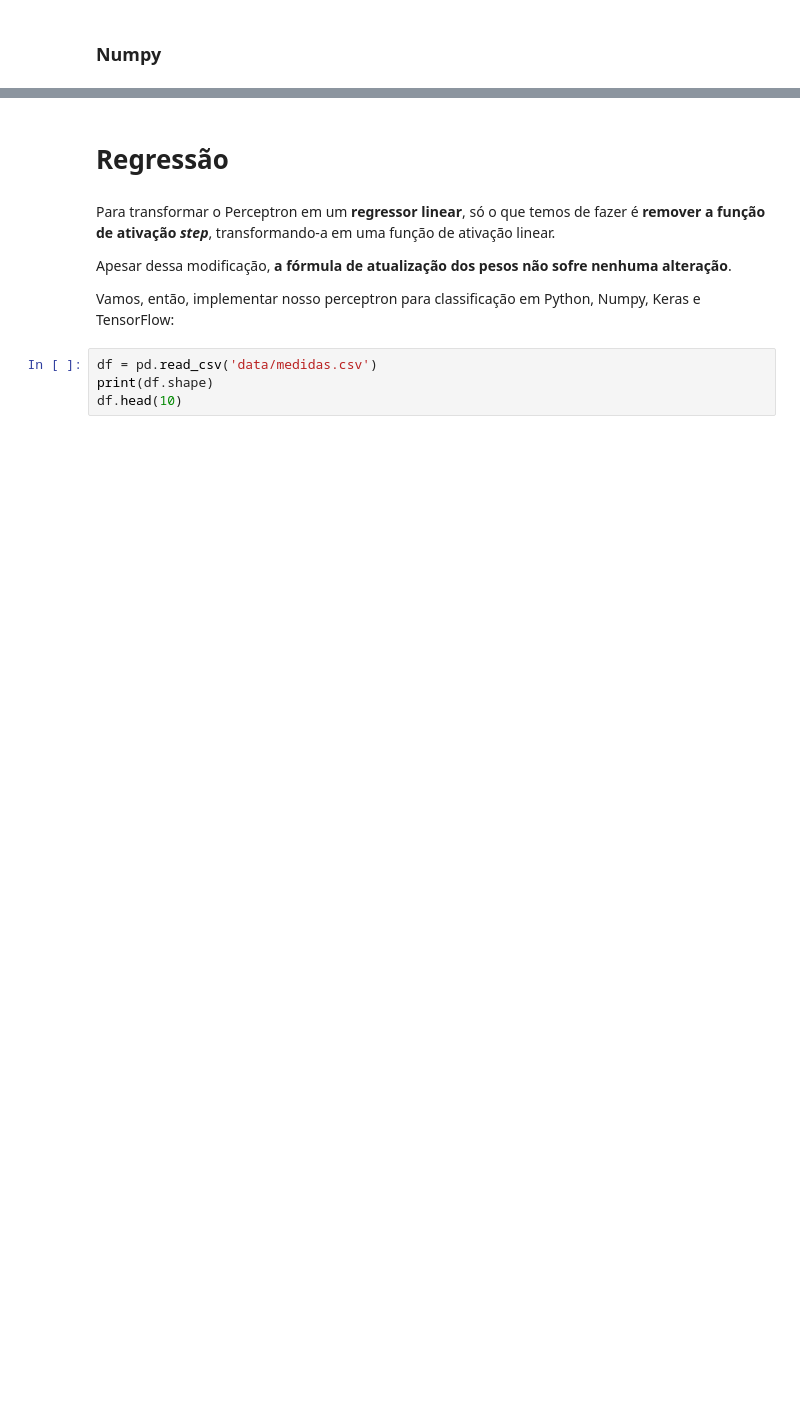
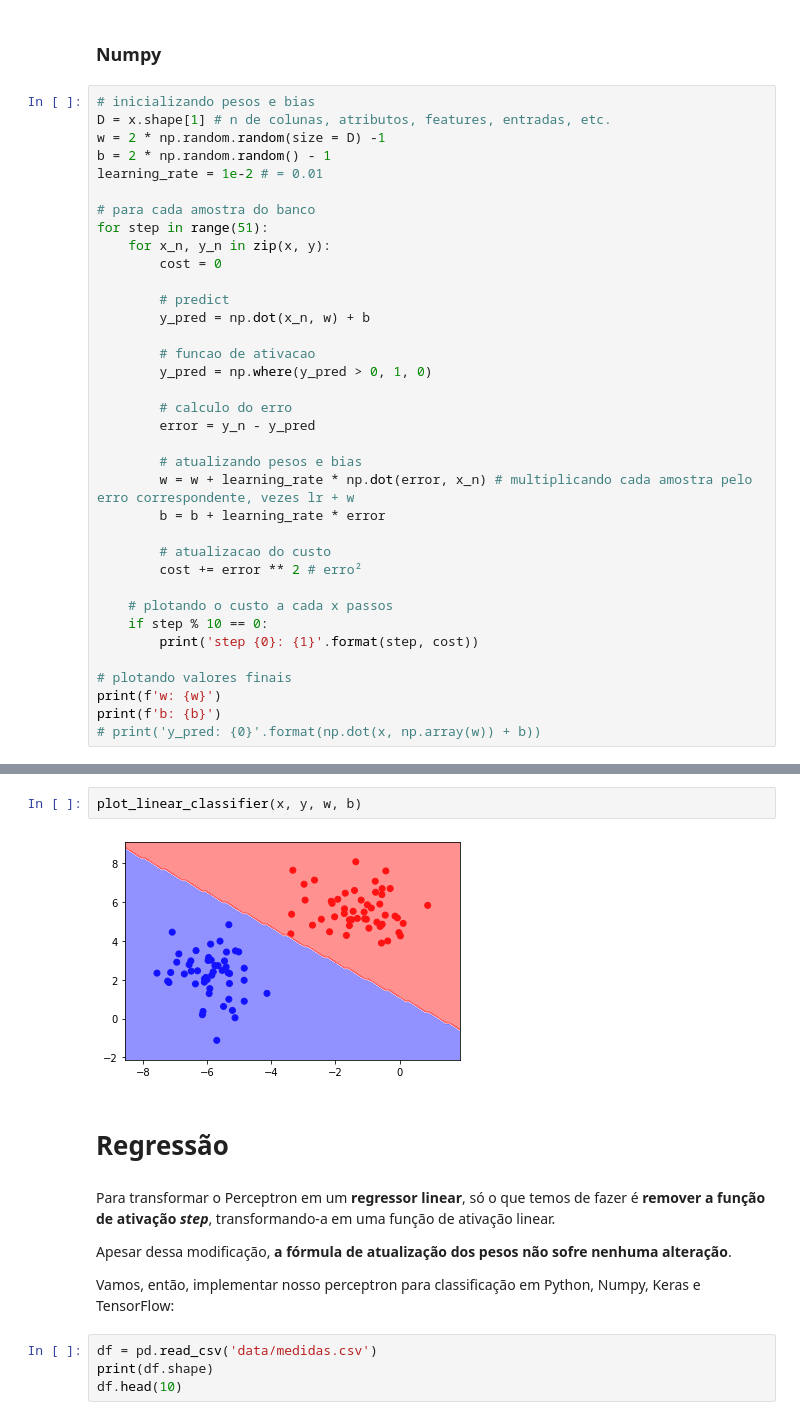
Before and after one commit to k3ybladewielder/mpdl, a Jupyter notebook: Perceptron.ipynb, the cells around one changed output, grey strips where cells are left out. Cells and saved outputs as stored; diff of their text form; blank space fills up the shorter version.

```diff
--- a/Perceptron.ipynb
+++ b/Perceptron.ipynb
@@ -193,2 +295,38 @@ def plot_linear_classifier(x, y, w, b):
 # %% [markdown]
 ### Numpy
+# %%
+# inicializando pesos e bias
+D = x.shape[1] # n de colunas, atributos, features, entradas, etc.
+w = 2 * np.random.random(size = D) -1
+b = 2 * np.random.random() - 1
+learning_rate = 1e-2 # = 0.01
+
+# para cada amostra do banco
+for step in range(51):
+    for x_n, y_n in zip(x, y):
+        cost = 0
+
+        # predict
+        y_pred = np.dot(x_n, w) + b
+
+        # funcao de ativacao
+        y_pred = np.where(y_pred > 0, 1, 0)
+
+        # calculo do erro
+        error = y_n - y_pred
+
+        # atualizando pesos e bias
+        w = w + learning_rate * np.dot(error, x_n) # multiplicando cada amostra pelo erro correspondente, vezes lr + w
+        b = b + learning_rate * error
+
+        # atualizacao do custo
+        cost += error ** 2 # erro²
+
+    # plotando o custo a cada x passos
+    if step % 10 == 0:
+        print('step {0}: {1}'.format(step, cost))
+
+# plotando valores finais
+print(f'w: {w}')
+print(f'b: {b}')
+# print('y_pred: {0}'.format(np.dot(x, np.array(w)) + b))
@@ -195,3 +342,7 @@ def plot_linear_classifier(x, y, w, b):
+# %%
+plot_linear_classifier(x, y, w, b)
+# %% [output]
+[figure, added]
 # %% [markdown]
 # Regressão
 # %% [markdown]
```
Also changed, not shown: parts of 22 cells of this notebook.
